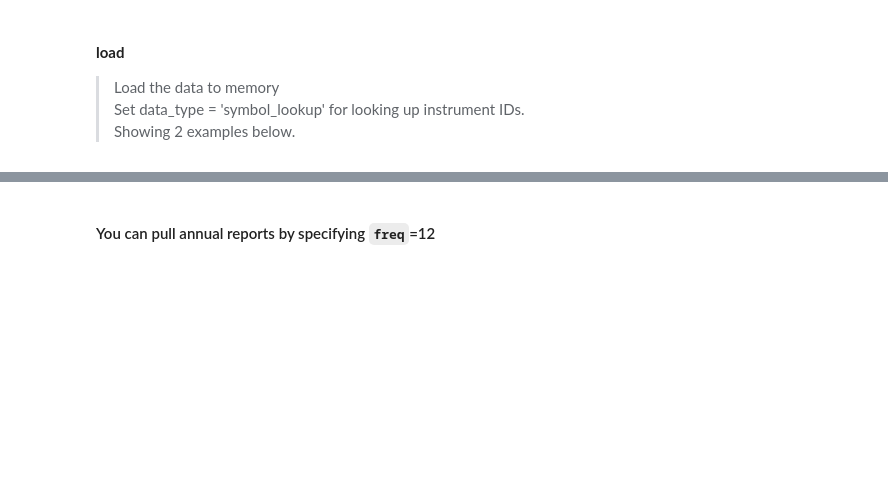
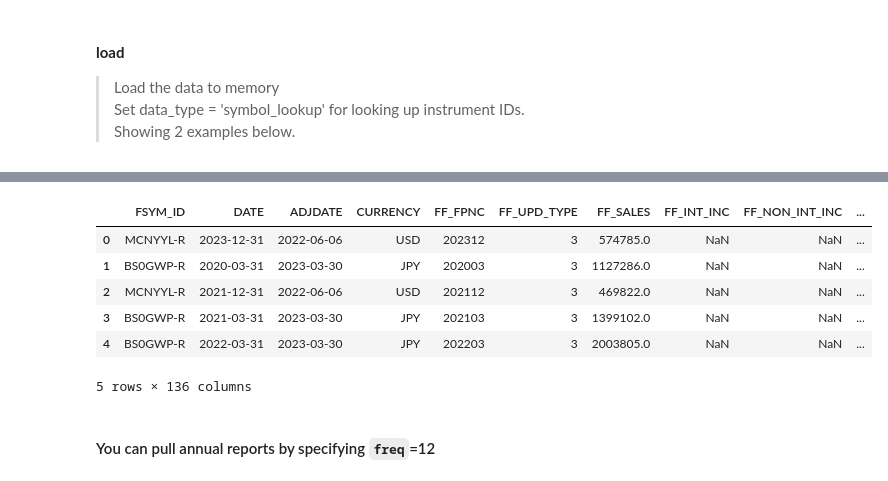
Before and after one commit to aiqindex/sample_notebooks, a Jupyter notebook: load_factset_fudamental_data.ipynb, the cells around one changed output, grey strips where cells are left out. Cells and saved outputs as stored; diff of their text form; code cells hidden in the pictures; blank space fills up the shorter version.

```diff
--- a/load_factset_fudamental_data.ipynb
+++ b/load_factset_fudamental_data.ipynb
@@ -72,3 +81,21 @@ df_fundamental.head()
+# %%
+handler = handler.load(
+    data_source,
+    data_type='fundamental',
+    symbols=['MCNYYL-R', 'BS0GWP-R'],
+    freq=12,
+    start_datetime='2020-01-01'
+)
+df_fundamental = handler.retrieve(transformed=False)
+df_fundamental.head()
+# %% [output]
+|  | FSYM_ID | DATE | ADJDATE | CURRENCY | FF_FPNC | FF_UPD_TYPE | FF_SALES | FF_INT_INC | FF_NON_INT_INC | ... |
+| 0 | MCNYYL-R | 2023-12-31 | 2022-06-06 | USD | 202312 | 3 | 574785.0 | NaN | NaN | ... |
+| 1 | BS0GWP-R | 2020-03-31 | 2023-03-30 | JPY | 202003 | 3 | 1127286.0 | NaN | NaN | ... |
+| 2 | MCNYYL-R | 2021-12-31 | 2022-06-06 | USD | 202112 | 3 | 469822.0 | NaN | NaN | ... |
+| 3 | BS0GWP-R | 2021-03-31 | 2023-03-30 | JPY | 202103 | 3 | 1399102.0 | NaN | NaN | ... |
+| 4 | BS0GWP-R | 2022-03-31 | 2023-03-30 | JPY | 202203 | 3 | 2003805.0 | NaN | NaN | ... |
+5 rows × 136 columns
 # %% [markdown]
 #### You can pull annual reports by specifying `freq`=12
 # %%
```
Also changed, not shown: parts of 9 cells of this notebook, 3 other files.
